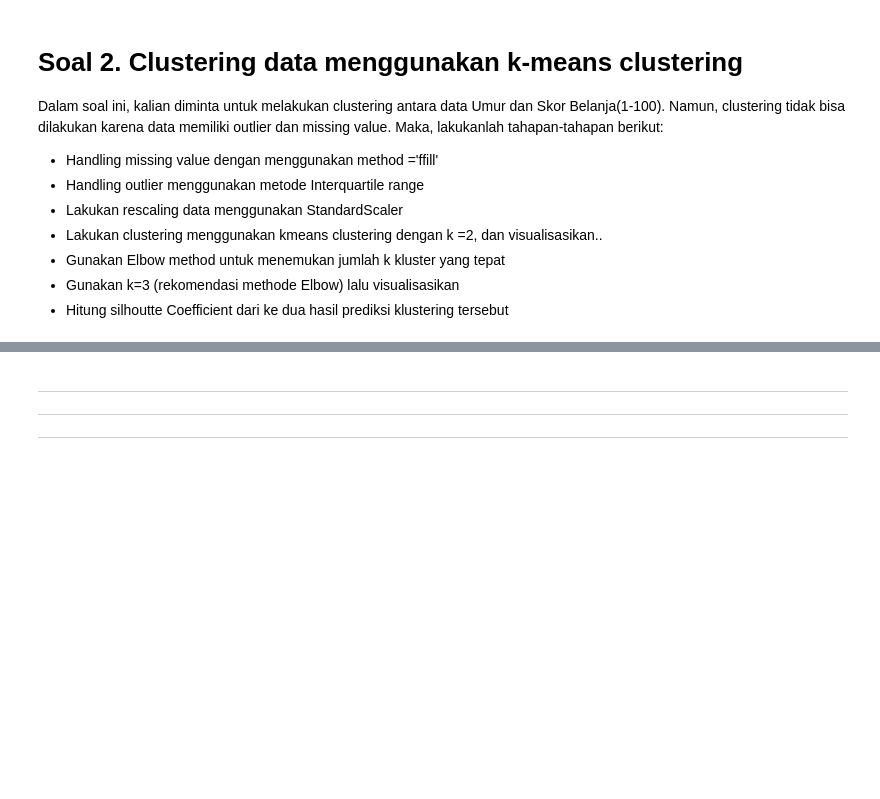
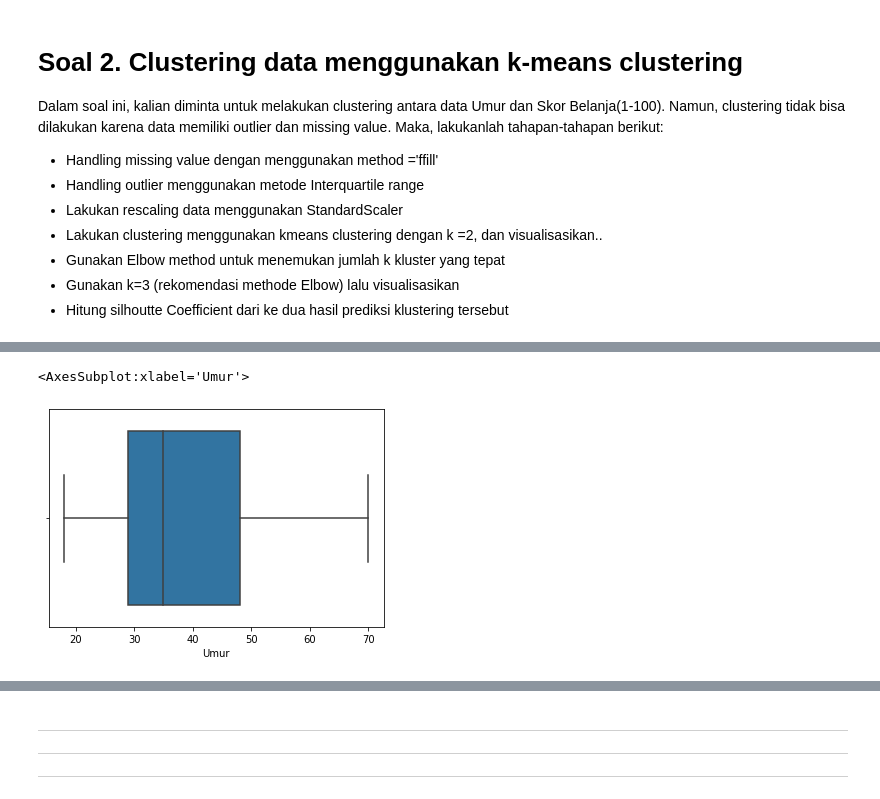
Before and after one commit to benidictusgalihmp/DS-SanberCode, a Jupyter notebook: W04/W04_T03.ipynb, the cells around one changed output, grey strips where cells are left out. Drawn from its saved outputs; the diff is of its cells as text; code cells hidden in the pictures; blank space fills up the shorter version.

```diff
--- a/W04/W04_T03.ipynb
+++ b/W04/W04_T03.ipynb
@@ -100,19 +114,0 @@ df = df[(df['Skor Belanja (1-100)'] < upper_skor) & (df['Skor Belanja (1-100)']
-# %%
-# Rescale data with StandardScaler
-from sklearn import preprocessing
-
-# Change dtype of column 'Jenis Kelamin' into an integer32
-for column in df.columns:
-
-    # Search data with type(object)
-    if df[column].dtype == type(object):
-
-        # Encode target labels with value between 0 and n_classes-1.
-        le = preprocessing.LabelEncoder()
-
-        df[column] = le.fit_transform(df[column])
-
-# Fit data scaling on dataframe
-dfscale = StandardScaler().fit_transform(df)
-
-df.head()
@@ -125,0 +158,8 @@ df.head()
+# %%
+import seaborn as sns
+
+# Check outliers in column 'Umur'
+sns.boxplot(x='Umur', data=df_select)
+# %% [output]
+<AxesSubplot:xlabel='Umur'>
+[figure, added]
```
Also changed, not shown: parts of 12 cells of this notebook.
